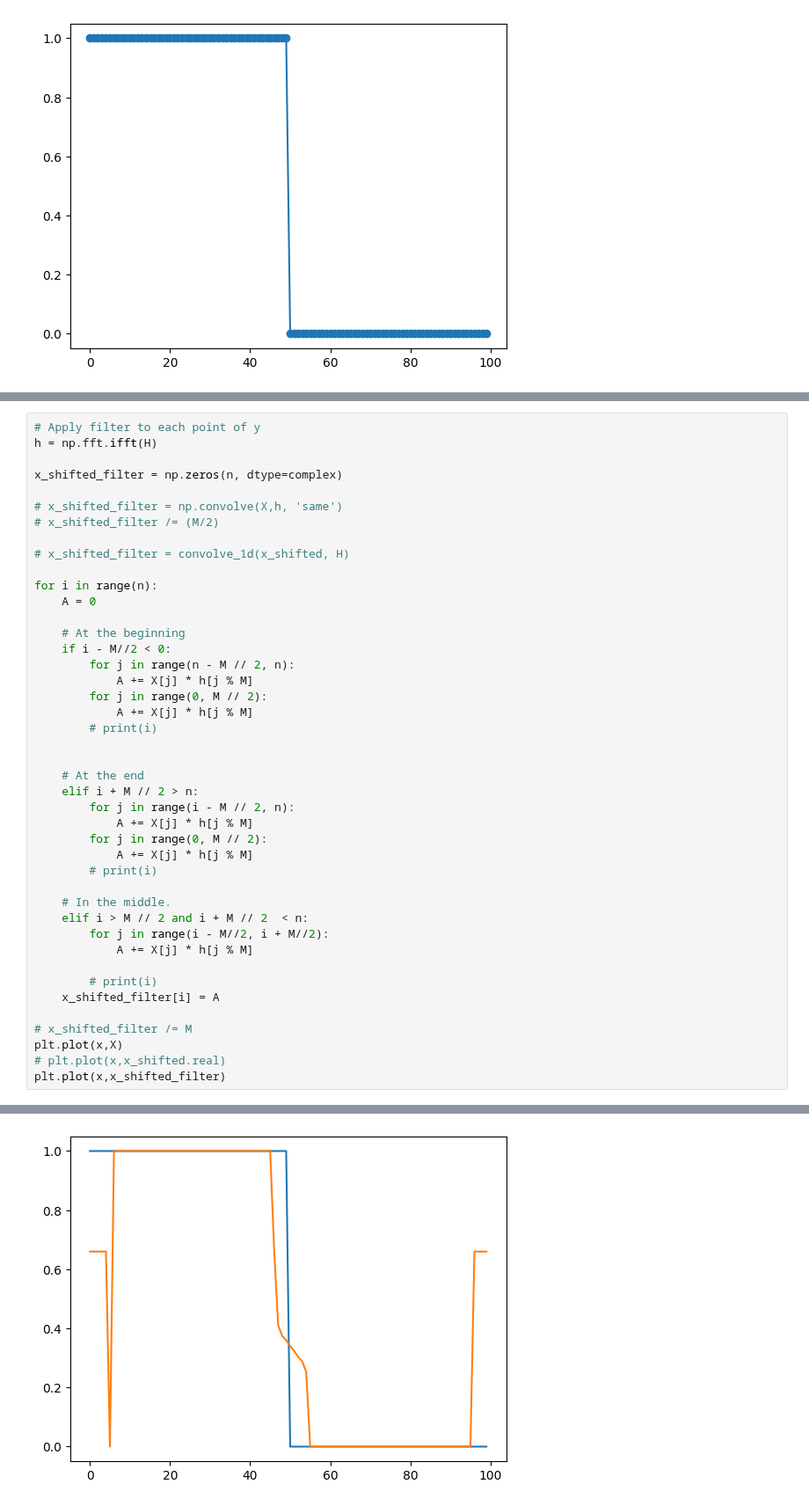
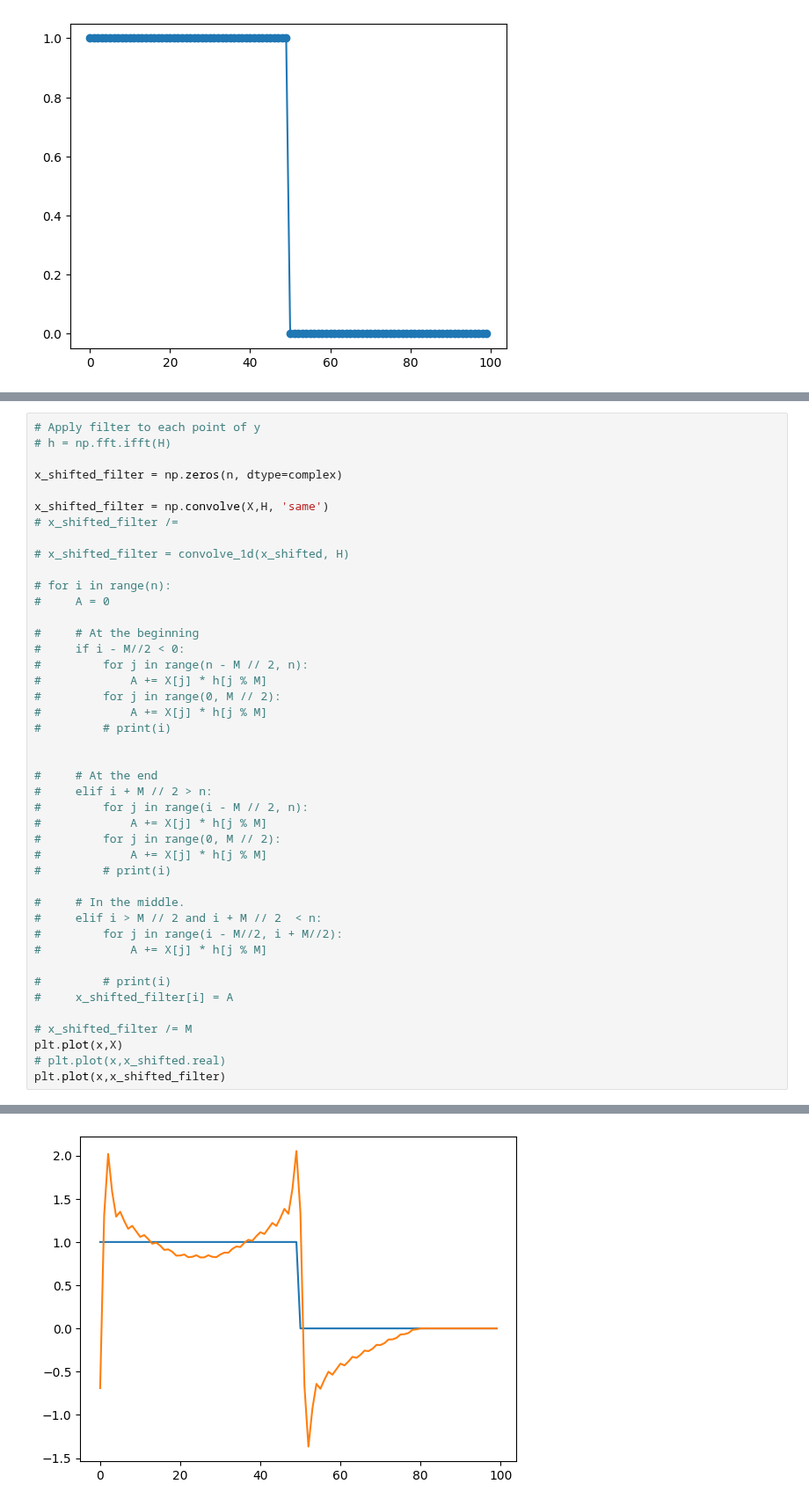
Before and after one commit to DylanReidRamelli/Bachelor-Project-2023, a Jupyter notebook: notebook/direct_convolution.ipynb, the cells around one changed output, grey strips where cells are left out. Shown at 88% size. Saved outputs shown, nothing was run; the diff lists cells and outputs as text.

```diff
--- a/notebook/direct_convolution.ipynb
+++ b/notebook/direct_convolution.ipynb
@@ -38,46 +48,46 @@ plt.plot(w,H, marker ='o')
 # %%
 # Apply filter to each point of y
-h = np.fft.ifft(H)
+# h = np.fft.ifft(H)
 
 x_shifted_filter = np.zeros(n, dtype=complex)
 
-# x_shifted_filter = np.convolve(X,h, 'same')
-# x_shifted_filter /= (M/2)
+x_shifted_filter = np.convolve(X,H, 'same')
+# x_shifted_filter /=
 
 # x_shifted_filter = convolve_1d(x_shifted, H)
 
-for i in range(n):
-    A = 0
+# for i in range(n):
+#     A = 0
 
-    # At the beginning
-    if i - M//2 < 0:
-        for j in range(n - M // 2, n):
-            A += X[j] * h[j % M]
-        for j in range(0, M // 2):
-            A += X[j] * h[j % M]
-        # print(i)
+#     # At the beginning
+#     if i - M//2 < 0:
+#         for j in range(n - M // 2, n):
+#             A += X[j] * h[j % M]
+#         for j in range(0, M // 2):
+#             A += X[j] * h[j % M]
+#         # print(i)
 
 
-    # At the end
-    elif i + M // 2 > n:
-        for j in range(i - M // 2, n):
-            A += X[j] * h[j % M]
-        for j in range(0, M // 2):
-            A += X[j] * h[j % M]
-        # print(i)
+#     # At the end
+#     elif i + M // 2 > n:
+#         for j in range(i - M // 2, n):
+#             A += X[j] * h[j % M]
+#         for j in range(0, M // 2):
+#             A += X[j] * h[j % M]
+#         # print(i)
 
-    # In the middle.
-    elif i > M // 2 and i + M // 2  < n:
-        for j in range(i - M//2, i + M//2):
-            A += X[j] * h[j % M]
+#     # In the middle.
+#     elif i > M // 2 and i + M // 2  < n:
+#         for j in range(i - M//2, i + M//2):
+#             A += X[j] * h[j % M]
 
-        # print(i)
-    x_shifted_filter[i] = A
+#         # print(i)
+#     x_shifted_filter[i] = A
 
 # x_shifted_filter /= M
 plt.plot(x,X)
 # plt.plot(x,x_shifted.real)
 plt.plot(x,x_shifted_filter)
 # %% [output]
 [<matplotlib.lines.Line2D at 0x...>]
-[figure, old version]
+[figure, new version]
```
Also changed, not shown: parts of 2 cells of this notebook.
